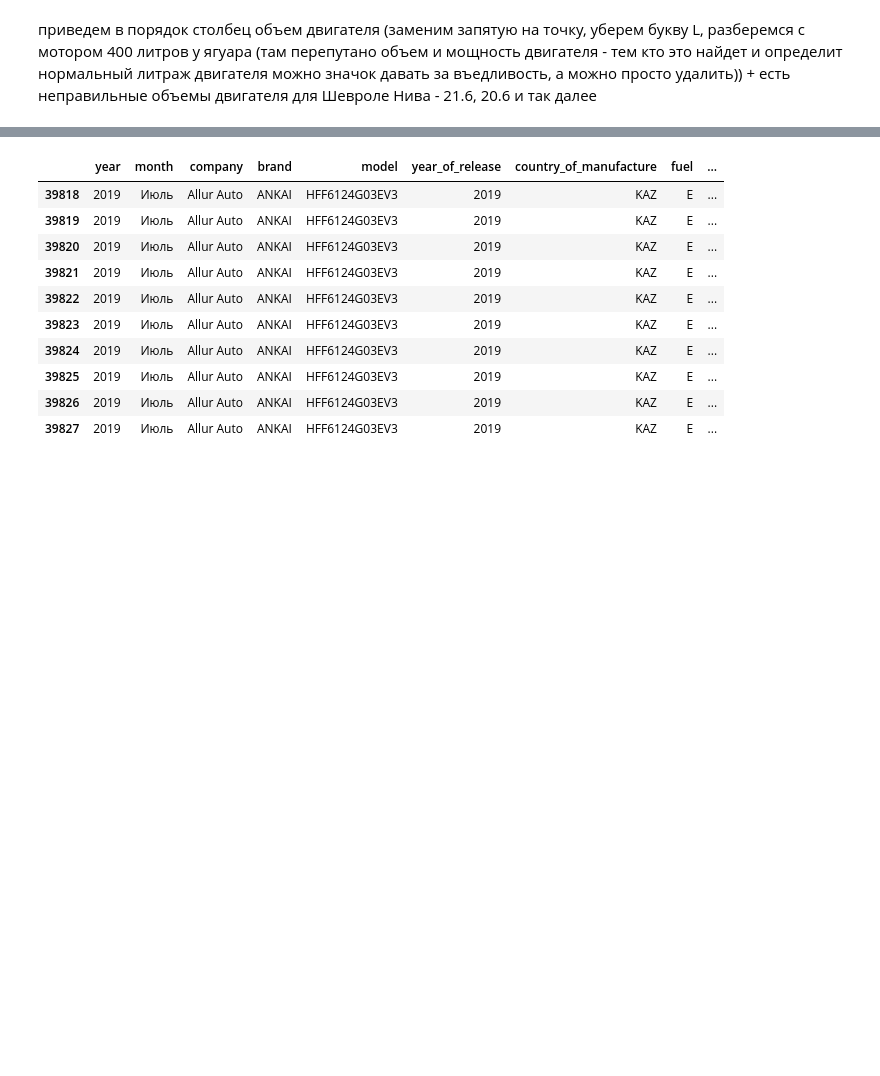
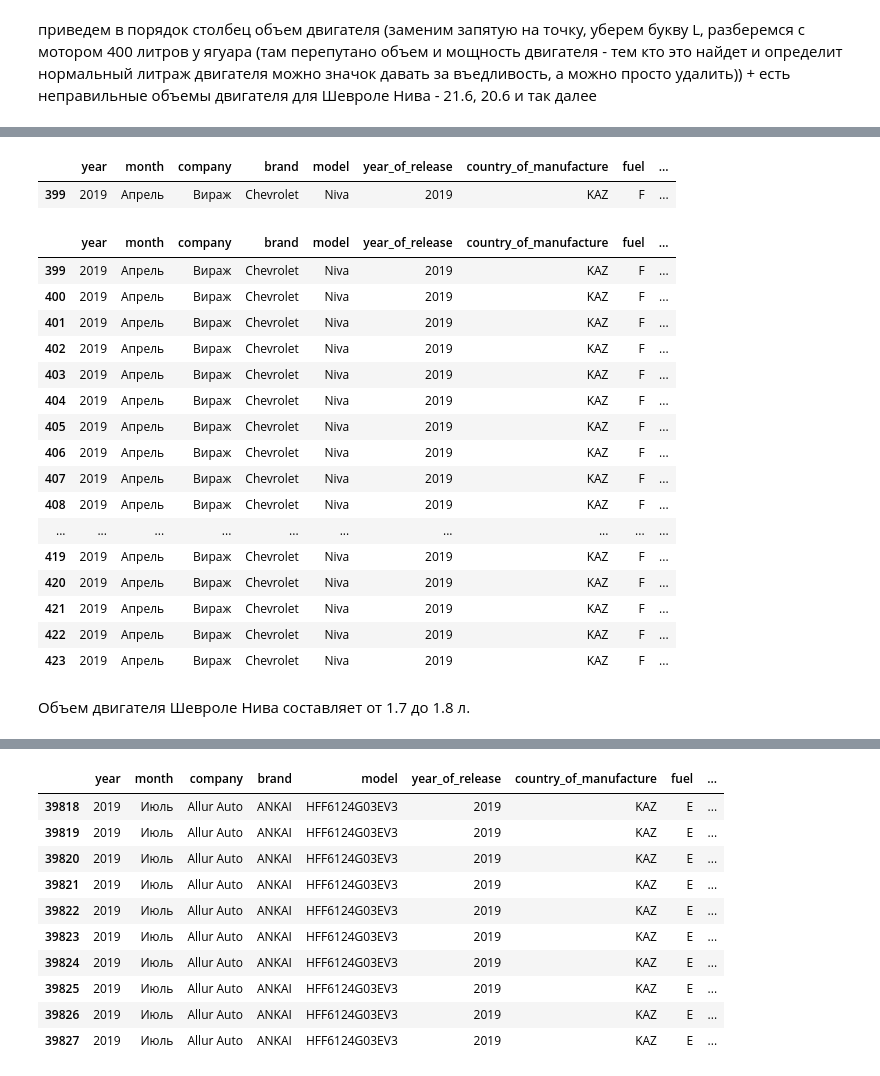
Before and after one commit to analyst-plv/car-sales, a Jupyter notebook: Авторынок.ipynb, the cells around one changed output, grey strips where cells are left out. Saved outputs shown, nothing was run; the diff lists cells and outputs as text; code cells hidden in the pictures; blank space fills up the shorter version.

```diff
--- a/Авторынок.ipynb
+++ b/Авторынок.ipynb
@@ -419,3 +395,7 @@ See the caveats in the documentation: https://pandas.pydata.org/pandas-docs/stab
+# %%
+# аналогично меняем значение в столбце "объем двигателя" на значение в столбце "тип топлива"
+for i in df_duster_index:
+    df.loc[i,'engine_volume']=df.loc[i,'fuel']
 # %%
 df[((df['fuel']=='2') | (df['fuel']=='1,6'))]
 # %% [output]
@@ -436,5 +416,3 @@ df[((df['fuel']=='2') | (df['fuel']=='1,6'))]
 | 24999 | 2019 | Январь | Renault Россия | Renault | Sandero | 2018 | RUS | 1,6 | ... |
 | 25002 | 2019 | Январь | Renault Россия | Renault | Sandero | 2018 | RUS | 1,6 | ... |
 | 25023 | 2019 | Январь | Renault Россия | Renault | Sandero | 2018 | RUS | 1,6 | ... |
-# %%
-df[df['fuel']=='2']['fuel'] = 'F'
@@ -447,2 +418,0 @@ See the caveats in the documentation: https://pandas.pydata.org/pandas-docs/stab
-# %%
-df[df['fuel']=='1,6']['fuel'] = 'F'
@@ -459,5 +423,3 @@ df[df['fuel']=='0']
 | 37121 | 2019 | Январь | БИПЭК АВТО | UAZ | 3741 | 2018 | KAZ | 0 | ... |
 | 37122 | 2019 | Январь | БИПЭК АВТО | UAZ | 3741 | 2018 | KAZ | 0 | ... |
 | 37123 | 2019 | Январь | БИПЭК АВТО | UAZ | 3741 | 2018 | KAZ | 0 | ... |
-# %%
-df[df['fuel']=='0']['fuel'] = 'F'
@@ -603,0 +582,27 @@ array(['1,4', '2', '3', '4,4', '6,6', '1,5', '1,596', '2,4', '1,7',
+# %%
+df[df['engine_volume'] =='26,7']
+# %% [output]
+|  | year | month | company | brand | model | year_of_release | country_of_manufacture | fuel | ... |
+| 399 | 2019 | Апрель | Вираж | Chevrolet | Niva | 2019 | KAZ | F | ... |
+# %%
+df[((df['model']=='Niva') & (df['engine_volume'] !='1,7'))]
+# %% [output]
+|  | year | month | company | brand | model | year_of_release | country_of_manufacture | fuel | ... |
+| 399 | 2019 | Апрель | Вираж | Chevrolet | Niva | 2019 | KAZ | F | ... |
+| 400 | 2019 | Апрель | Вираж | Chevrolet | Niva | 2019 | KAZ | F | ... |
+| 401 | 2019 | Апрель | Вираж | Chevrolet | Niva | 2019 | KAZ | F | ... |
+| 402 | 2019 | Апрель | Вираж | Chevrolet | Niva | 2019 | KAZ | F | ... |
+| 403 | 2019 | Апрель | Вираж | Chevrolet | Niva | 2019 | KAZ | F | ... |
+| 404 | 2019 | Апрель | Вираж | Chevrolet | Niva | 2019 | KAZ | F | ... |
+| 405 | 2019 | Апрель | Вираж | Chevrolet | Niva | 2019 | KAZ | F | ... |
+| 406 | 2019 | Апрель | Вираж | Chevrolet | Niva | 2019 | KAZ | F | ... |
+| 407 | 2019 | Апрель | Вираж | Chevrolet | Niva | 2019 | KAZ | F | ... |
+| 408 | 2019 | Апрель | Вираж | Chevrolet | Niva | 2019 | KAZ | F | ... |
+| ... | ... | ... | ... | ... | ... | ... | ... | ... | ... |
+| 419 | 2019 | Апрель | Вираж | Chevrolet | Niva | 2019 | KAZ | F | ... |
+| 420 | 2019 | Апрель | Вираж | Chevrolet | Niva | 2019 | KAZ | F | ... |
+| 421 | 2019 | Апрель | Вираж | Chevrolet | Niva | 2019 | KAZ | F | ... |
+| 422 | 2019 | Апрель | Вираж | Chevrolet | Niva | 2019 | KAZ | F | ... |
+| 423 | 2019 | Апрель | Вираж | Chevrolet | Niva | 2019 | KAZ | F | ... |
+# %% [markdown]
+Объем двигателя Шевроле Нива составляет от 1.7 до 1.8 л.
```
Also changed, not shown: parts of 32 cells of this notebook.
